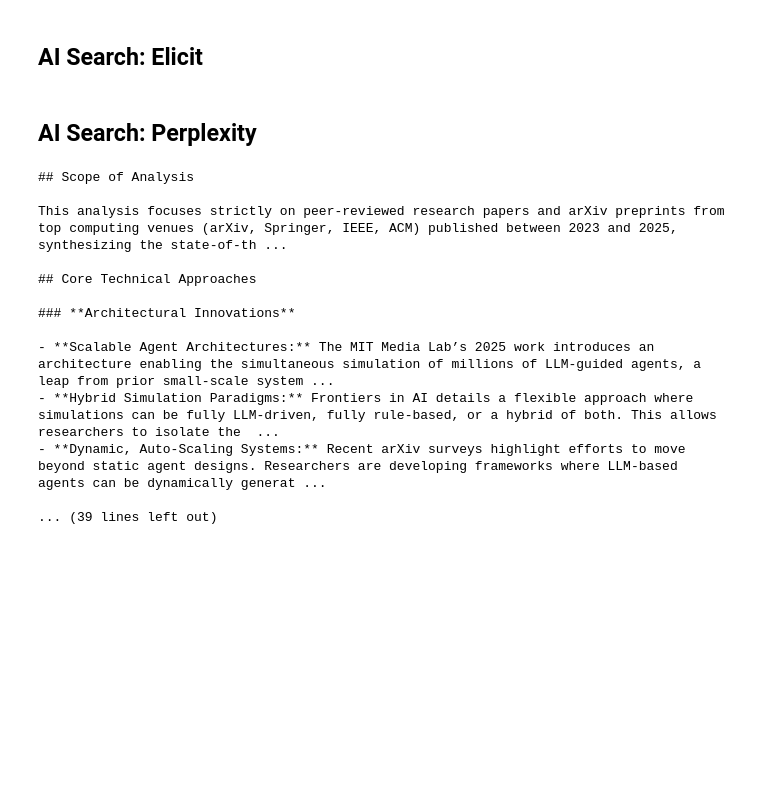
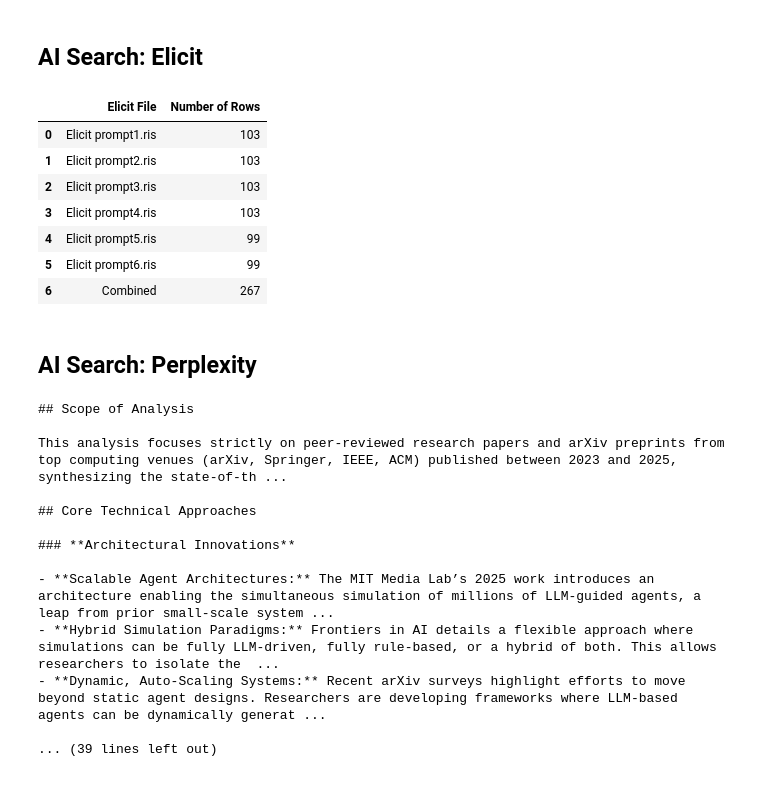
Before and after one commit to haoting-chan/AIRESIL, a Jupyter notebook: Database_extraction.ipynb, the cells around one changed output. Saved outputs shown, nothing was run; the diff lists cells and outputs as text; code cells hidden in the pictures; blank space fills up the shorter version.

```diff
--- a/Database_extraction.ipynb
+++ b/Database_extraction.ipynb
@@ -753,6 +777,24 @@ df_Elicit["authors"] = df_Elicit["authors"].apply(clean_authors)
 df_Elicit = df_Elicit[["title", "authors", "year", "abstract","doi", "type_of_reference"]]
 
 df_Elicit.to_csv("results/df_Elicit_all_prompts.csv", index=False)
+# %%
+# summarize the number of rows in each Elicit dataframe in a table
+elicit_summary = pd.DataFrame({
+    "Elicit File": ["Elicit prompt1.ris", "Elicit prompt2.ris", "Elicit prompt3.ris",
+                    "Elicit prompt4.ris", "Elicit prompt5.ris", "Elicit prompt6.ris", "Combined"],
+    "Number of Rows": [len(df_Elicit1), len(df_Elicit2), len(df_Elicit3),
+                       len(df_Elicit4), len(df_Elicit5), len(df_Elicit6), len(df_Elicit)]
+})
+elicit_summary
+# %% [output]
+|  | Elicit File | Number of Rows |
+| 0 | Elicit prompt1.ris | 103 |
+| 1 | Elicit prompt2.ris | 103 |
+| 2 | Elicit prompt3.ris | 103 |
+| 3 | Elicit prompt4.ris | 103 |
+| 4 | Elicit prompt5.ris | 99 |
+| 5 | Elicit prompt6.ris | 99 |
+| 6 | Combined | 267 |
 # %% [markdown]
 ## AI Search: Perplexity
 # %%
```
Also changed, not shown: parts of 6 cells of this notebook, 1 other file.
